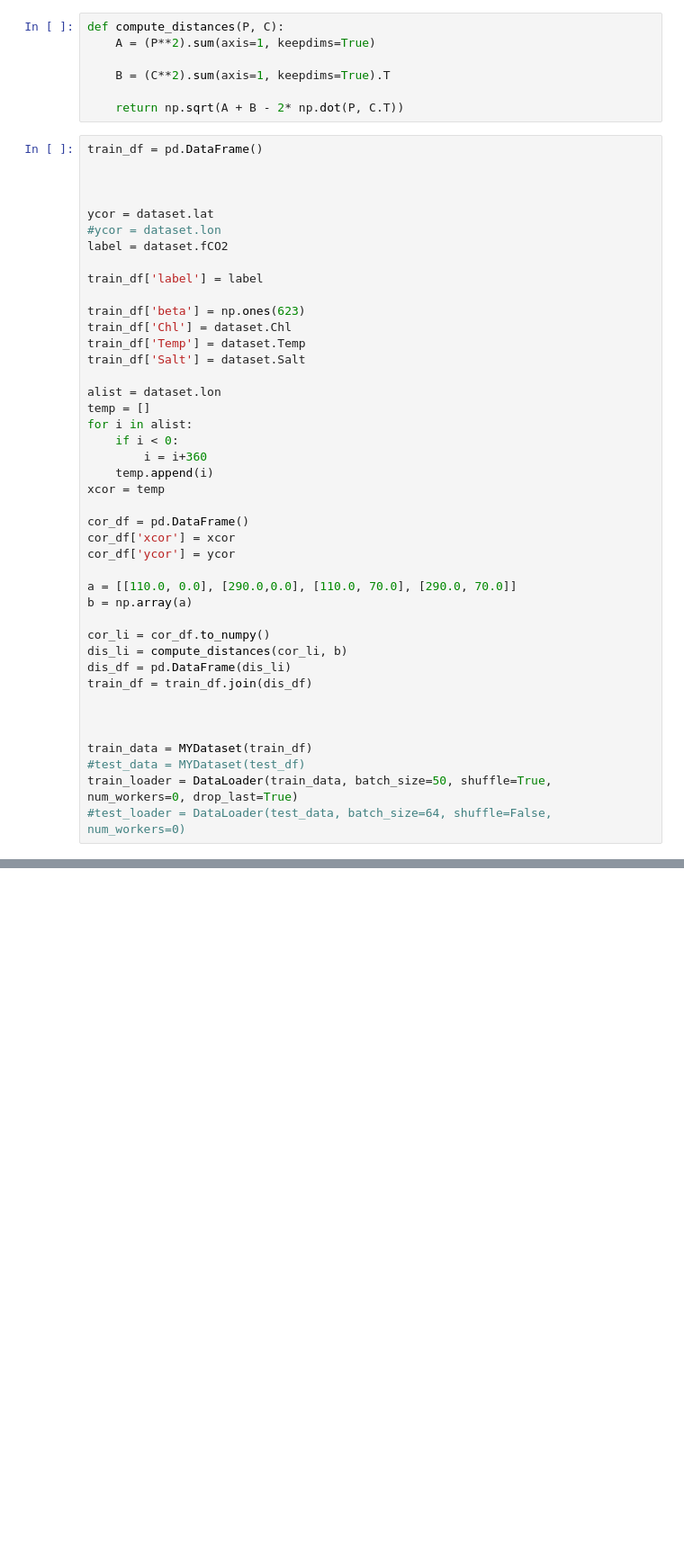
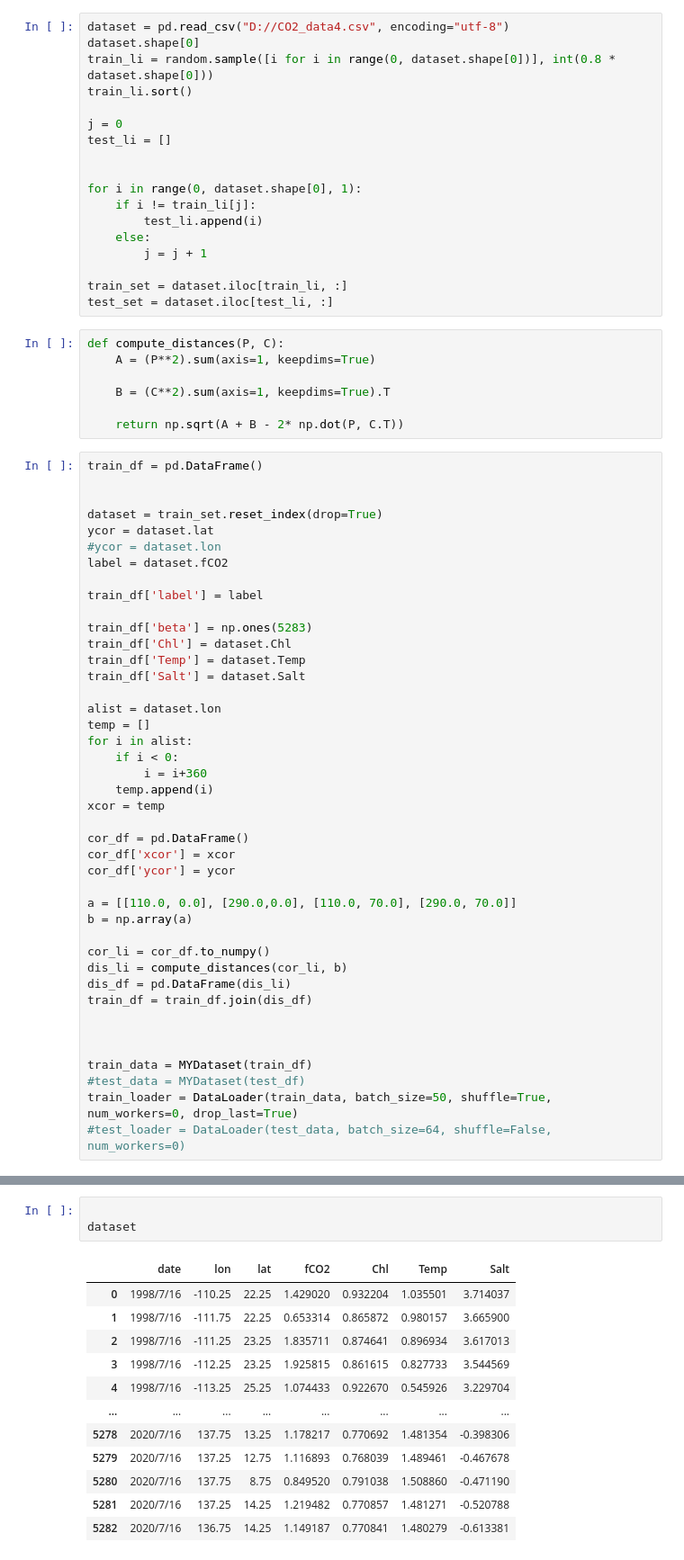
Before and after one commit to Apheliosss/SRTP2022, a Jupyter notebook: testing/GNNWR.ipynb, the cells around one changed output, grey strips where cells are left out. Shown at 90% size. Drawn from its saved outputs; the diff is of its cells as text; blank space fills up the shorter version.

```diff
--- a/testing/GNNWR.ipynb
+++ b/testing/GNNWR.ipynb
@@ -35,3 +33,21 @@ dataset = pd.read_csv("D://CO2_data1.csv", encoding="utf-8")
+# %%
+dataset = pd.read_csv("D://CO2_data4.csv", encoding="utf-8")
+dataset.shape[0]
+train_li = random.sample([i for i in range(0, dataset.shape[0])], int(0.8 * dataset.shape[0]))
+train_li.sort()
+
+j = 0
+test_li = []
+
+
+for i in range(0, dataset.shape[0], 1):
+    if i != train_li[j]:
+        test_li.append(i)
+    else:
+        j = j + 1
+
+train_set = dataset.iloc[train_li, :]
+test_set = dataset.iloc[test_li, :]
 # %%
 def compute_distances(P, C):
     A = (P**2).sum(axis=1, keepdims=True)
@@ -43,14 +59,14 @@ def compute_distances(P, C):
 train_df = pd.DataFrame()
 
 
-
+dataset = train_set.reset_index(drop=True)
 ycor = dataset.lat
 #ycor = dataset.lon
 label = dataset.fCO2
 
 train_df['label'] = label
 
-train_df['beta'] = np.ones(623)
+train_df['beta'] = np.ones(5283)
 train_df['Chl'] = dataset.Chl
 train_df['Temp'] = dataset.Temp
 train_df['Salt'] = dataset.Salt
@@ -99,0 +100,16 @@ train_df
+# %%
+
+dataset
+# %% [output]
+|  | date | lon | lat | fCO2 | Chl | Temp | Salt |
+| 0 | 1998/7/16 | -110.25 | 22.25 | 1.429020 | 0.932204 | 1.035501 | 3.714037 |
+| 1 | 1998/7/16 | -111.75 | 22.25 | 0.653314 | 0.865872 | 0.980157 | 3.665900 |
+| 2 | 1998/7/16 | -111.25 | 23.25 | 1.835711 | 0.874641 | 0.896934 | 3.617013 |
+| 3 | 1998/7/16 | -112.25 | 23.25 | 1.925815 | 0.861615 | 0.827733 | 3.544569 |
+| 4 | 1998/7/16 | -113.25 | 25.25 | 1.074433 | 0.922670 | 0.545926 | 3.229704 |
+| ... | ... | ... | ... | ... | ... | ... | ... |
+| 5278 | 2020/7/16 | 137.75 | 13.25 | 1.178217 | 0.770692 | 1.481354 | -0.398306 |
+| 5279 | 2020/7/16 | 137.25 | 12.75 | 1.116893 | 0.768039 | 1.489461 | -0.467678 |
+| 5280 | 2020/7/16 | 137.75 | 8.75 | 0.849520 | 0.791038 | 1.508860 | -0.471190 |
+| 5281 | 2020/7/16 | 137.25 | 14.25 | 1.219482 | 0.770857 | 1.481271 | -0.520788 |
+| 5282 | 2020/7/16 | 136.75 | 14.25 | 1.149187 | 0.770841 | 1.480279 | -0.613381 |
```
Also changed, not shown: parts of 5 cells of this notebook.
